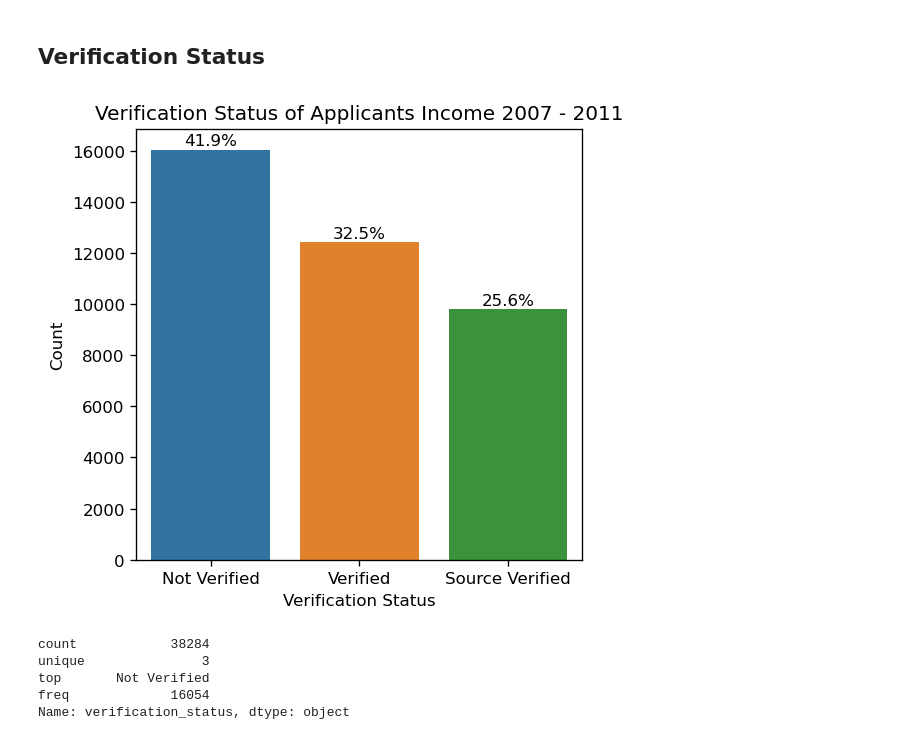
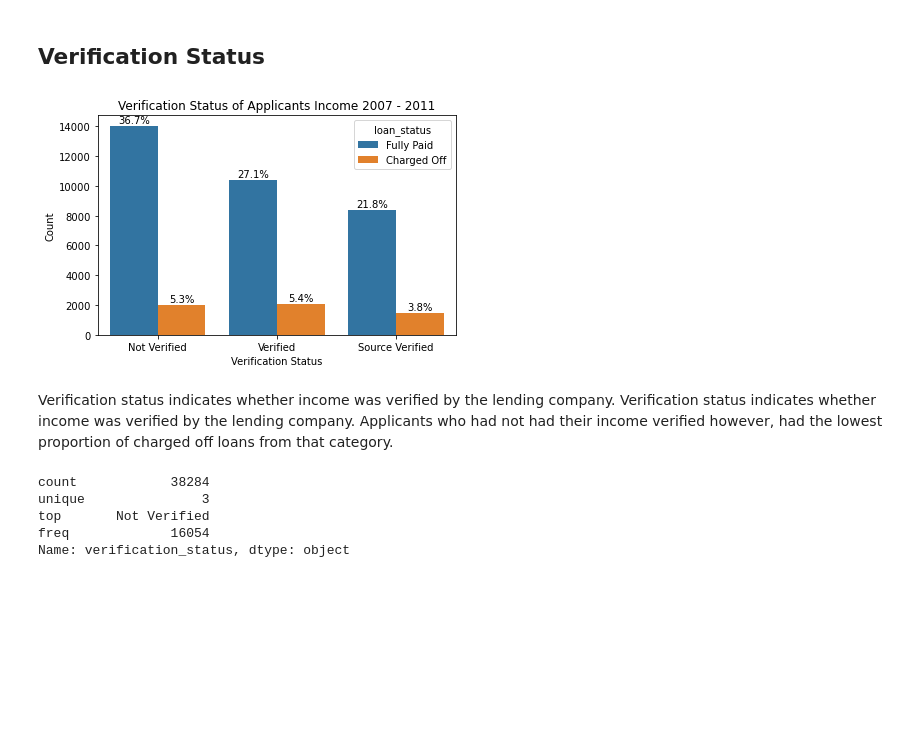
Before and after one commit to stephanieduncan/predicting_defaults_project, a Jupyter notebook: analysis/analysis.ipynb, the cells around one changed output. Cells and saved outputs as stored; diff of their text form; code cells hidden in the pictures; blank space fills up the shorter version.

```diff
--- a/analysis/analysis.ipynb
+++ b/analysis/analysis.ipynb
@@ -161,23 +174,25 @@ The median of the "Fully Paid" boxplot is higher than the "Charged Off" boxplot.
 # %% [markdown]
 ## Verification Status
 # %%
-ax = sns.countplot(x = "verification_status", data = loans_data,
+ax = sns.countplot(x = "verification_status", data = loans_data, hue = "loan_status",
                    order = loans_data["verification_status"].value_counts().index)
 
 plt.xlabel("Verification Status")
 plt.ylabel("Count")
 plt.title("Verification Status of Applicants Income 2007 - 2011")
 
 total = len(loans_data)
 for p in ax.patches:
     percentage = f'{100 * p.get_height() / total:.1f}%\n'
     x = p.get_x() + p.get_width() / 2
     y = p.get_height()
     ax.annotate(percentage, (x, y), ha='center', va='center')
 plt.tight_layout()
 plt.show()
 # %% [output]
-[figure, old version]
+[figure, new version]
+# %% [markdown]
+Verification status indicates whether income was verified by the lending company. Verification status indicates whether income was verified by the lending company. Applicants who had not had their income verified however, had the lowest proportion of charged off loans from that category.
 # %%
 loans_data['verification_status'].describe()
 # %% [output]
```
Also changed, not shown: parts of 12 cells of this notebook, 2 other files.
